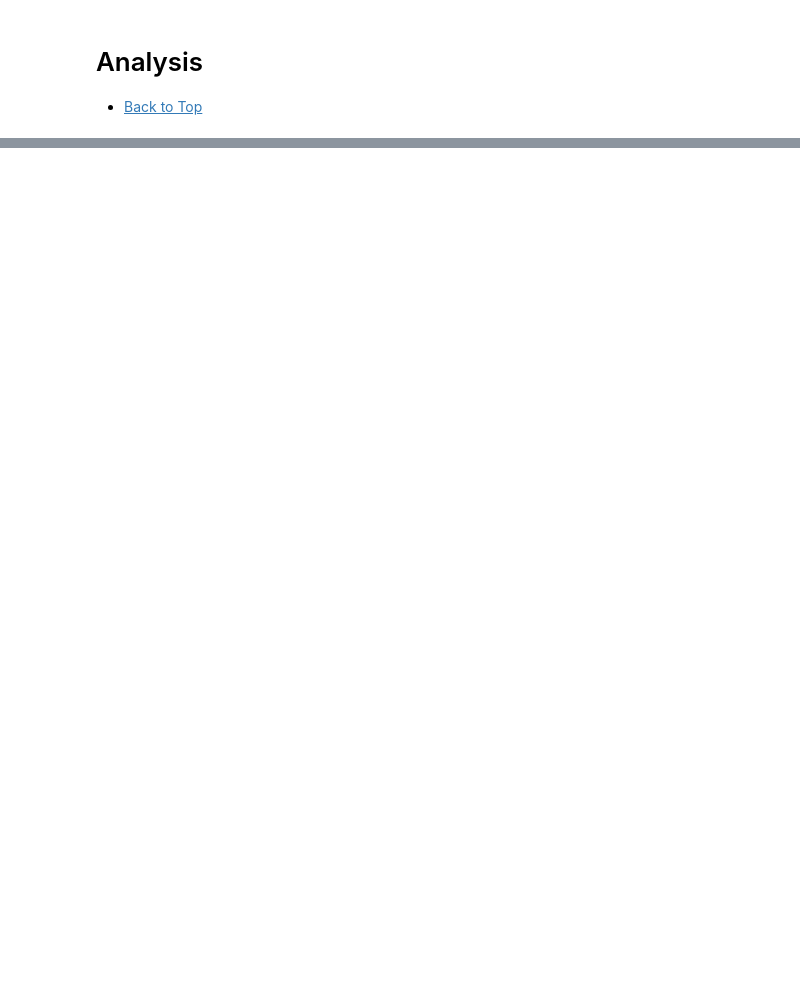
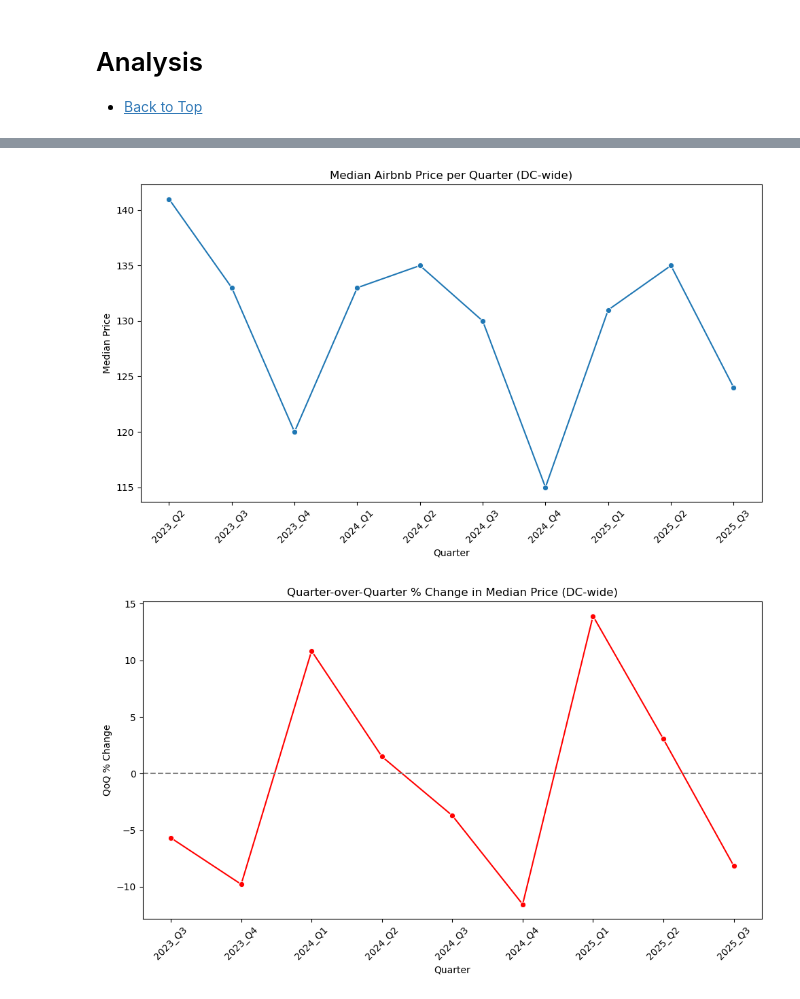
Before and after one commit to johbry17/Capital-Crashpad, a Jupyter notebook: notebooks/eda_2026.ipynb, the cells around one changed output, grey strips where cells are left out. Saved outputs shown, nothing was run; the diff lists cells and outputs as text; code cells hidden in the pictures; blank space fills up the shorter version.

```diff
--- a/notebooks/eda_2026.ipynb
+++ b/notebooks/eda_2026.ipynb
@@ -513,0 +558,38 @@ LINE 1: SELECT * FROM listing_presence LIMIT 5
+# %%
+# median price per quarter (DC-wide)
+df_dc = pd.read_sql(
+    """
+    SELECT
+        quarter,
+        quarter_index,
+        median_price
+    FROM quarterly_market_summary
+    ORDER BY quarter_index;
+    """,
+    engine,
+)
+df_dc["qoq_pct_change"] = df_dc["median_price"].pct_change() * 100
+
+# DC-wide median price
+plt.figure(figsize=(10, 6))
+sns.lineplot(data=df_dc, x="quarter", y="median_price", marker="o")
+plt.title("Median Airbnb Price per Quarter (DC-wide)")
+plt.xlabel("Quarter")
+plt.ylabel("Median Price")
+plt.xticks(rotation=45)
+plt.tight_layout()
+plt.show()
+
+# QoQ % change (DC-wide)
+plt.figure(figsize=(10, 6))
+sns.lineplot(data=df_dc, x="quarter", y="qoq_pct_change", marker="o", color="red")
+plt.title("Quarter-over-Quarter % Change in Median Price (DC-wide)")
+plt.xlabel("Quarter")
+plt.ylabel("QoQ % Change")
+plt.axhline(0, color="gray", linestyle="--")
+plt.xticks(rotation=45)
+plt.tight_layout()
+plt.show()
+# %% [output]
+[figure, added]
+[figure, added]
```
Also changed, not shown: parts of 25 cells of this notebook, 1 other file.
